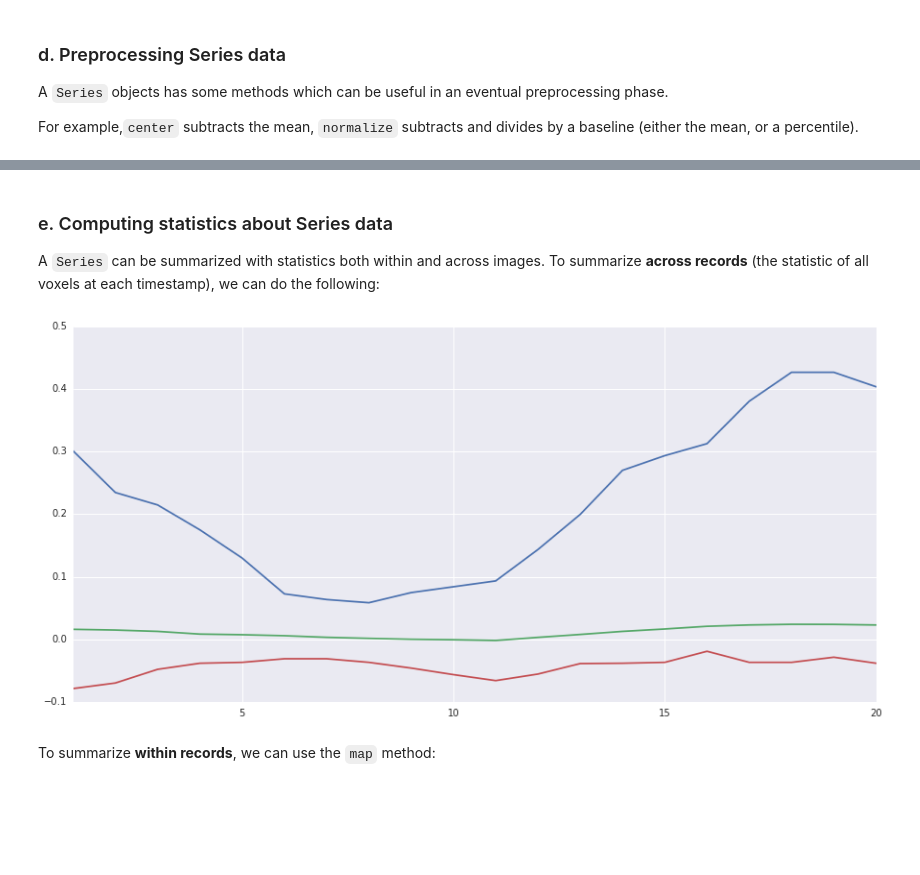
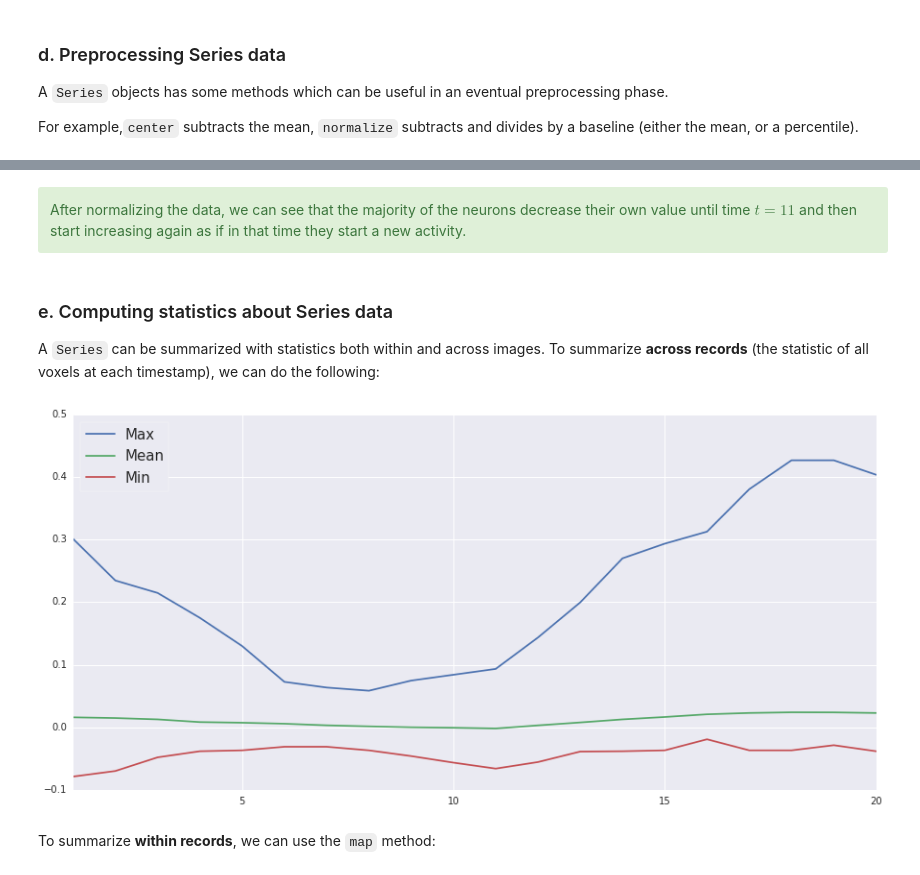
Before and after one commit to alegaballo/AML, a Jupyter notebook: [Lecture 11+12] Analyzing Neuroimaging Data with PySpark and Thunder.ipynb, the cells around one changed output, grey strips where cells are left out. Saved outputs shown, nothing was run; the diff lists cells and outputs as text; code cells hidden in the pictures; blank space fills up the shorter version.

```diff
--- a/[Lecture 11+12] Analyzing Neuroimaging Data with PySpark and Thunder.ipynb
+++ b/[Lecture 11+12] Analyzing Neuroimaging Data with PySpark and Thunder.ipynb
@@ -435,15 +458,20 @@ plot_voxels(np.array(normalizedRDD))
+# %% [markdown]
+<div class="alert alert-success">
+After normalizing the data, we can see that the majority of the neurons decrease their own value until time $t=11$ and then start increasing again as if in that time they start a new activity.
+</div>
 # %% [markdown]
 ### e. Computing statistics about Series data
 A `Series` can be summarized with statistics both within and across images. To summarize **across records** (the statistic of all voxels at each timestamp), we can do the following:
 # %%
 plt.figure(figsize=(15,7))
 plt.xlim([1,20])
-plt.plot(np.arange(1,21),series_data.normalize().max())
-plt.plot(np.arange(1,21),series_data.normalize().mean())
-plt.plot(np.arange(1,21),series_data.normalize().min())
+plt.plot(np.arange(1,21),series_data.normalize().max(), label="Max")
+plt.plot(np.arange(1,21),series_data.normalize().mean(), label="Mean")
+plt.plot(np.arange(1,21),series_data.normalize().min(), label="Min")
+plt.legend(ncol=1, loc='upper left', frameon=True, fontsize=15)
 plt.show()
 # %% [output]
-[figure, old version]
+[figure, new version]
 # %% [markdown]
 To summarize **within records**, we can use the `map` method:
 # %%
```
Also changed, not shown: parts of 63 cells of this notebook.
